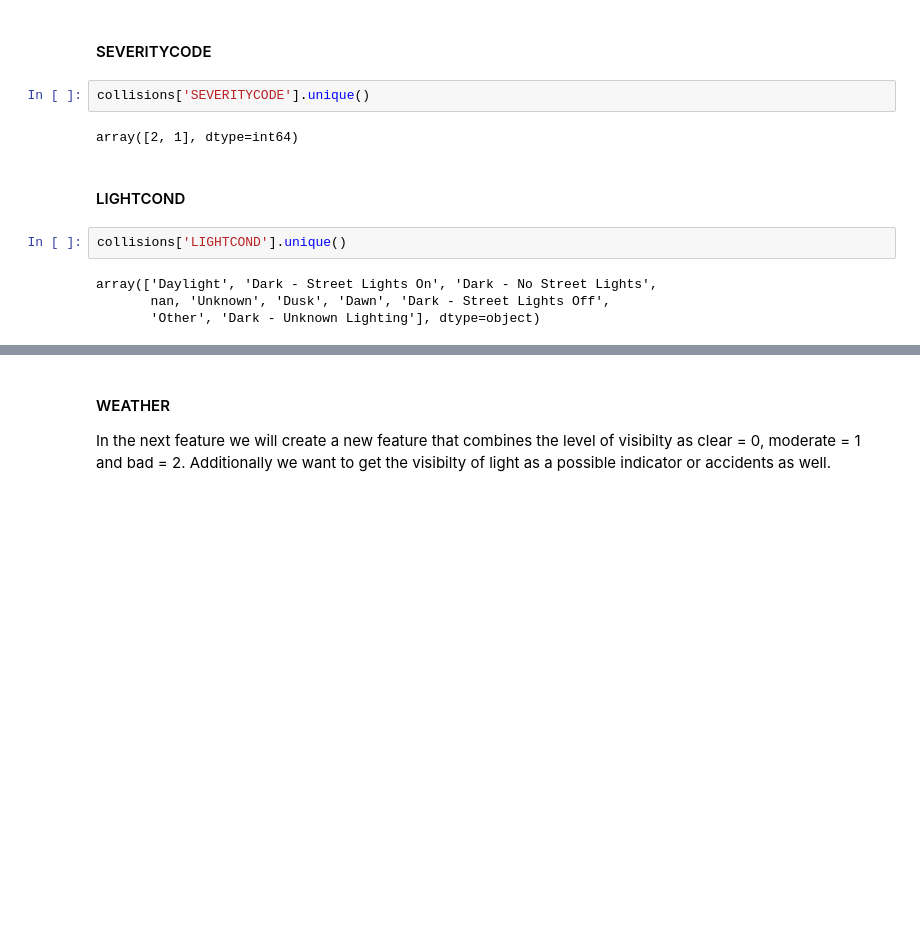
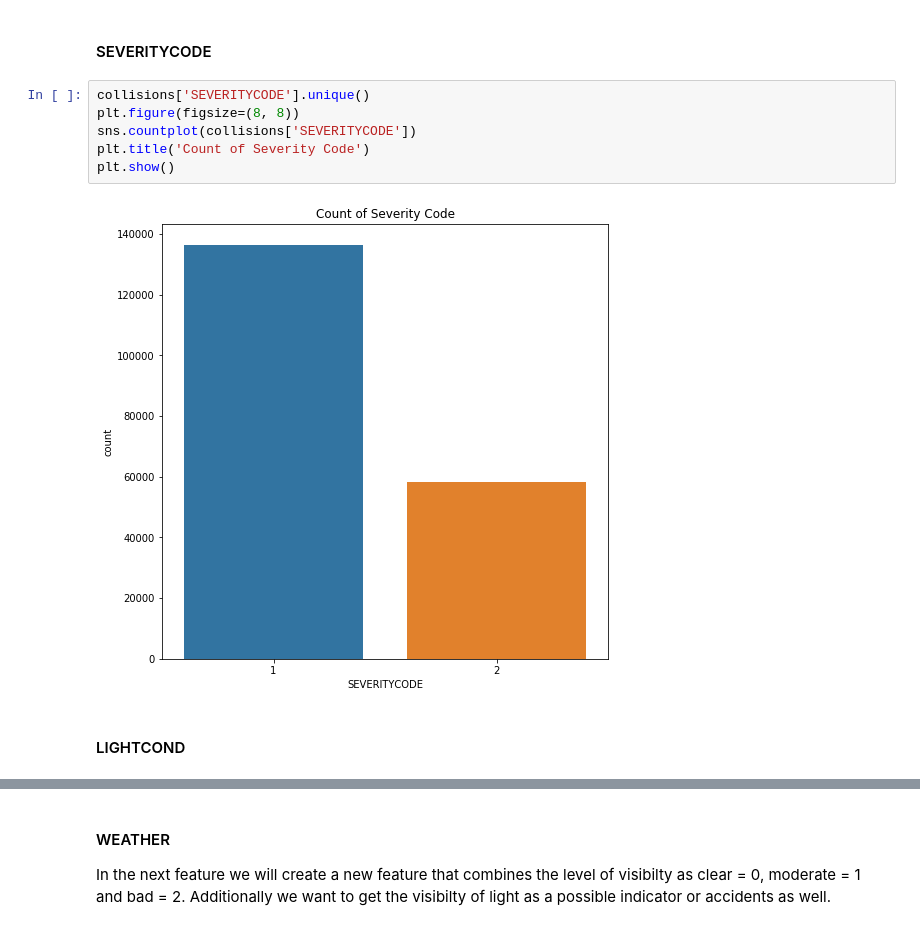
Before and after one commit to BSmithDataScience/Coursera_Capstone, a Jupyter notebook: Capstone.ipynb, the cells around one changed output, grey strips where cells are left out. Cells and saved outputs as stored; diff of their text form; blank space fills up the shorter version.

```diff
--- a/Capstone.ipynb
+++ b/Capstone.ipynb
@@ -46,14 +72,12 @@ array([0, 1], dtype=int64)
 # %% [markdown]
 #### SEVERITYCODE
-# %%
-collisions['SEVERITYCODE'].unique()
-# %% [output]
-array([2, 1], dtype=int64)
+# %%
+collisions['SEVERITYCODE'].unique()
+plt.figure(figsize=(8, 8))
+sns.countplot(collisions['SEVERITYCODE'])
+plt.title('Count of Severity Code')
+plt.show()
+# %% [output]
+[figure, added]
 # %% [markdown]
 #### LIGHTCOND
-# %%
-collisions['LIGHTCOND'].unique()
-# %% [output]
-array(['Daylight', 'Dark - Street Lights On', 'Dark - No Street Lights',
-       nan, 'Unknown', 'Dusk', 'Dawn', 'Dark - Street Lights Off',
-       'Other', 'Dark - Unknown Lighting'], dtype=object)
```
Also changed, not shown: parts of 24 cells of this notebook.
